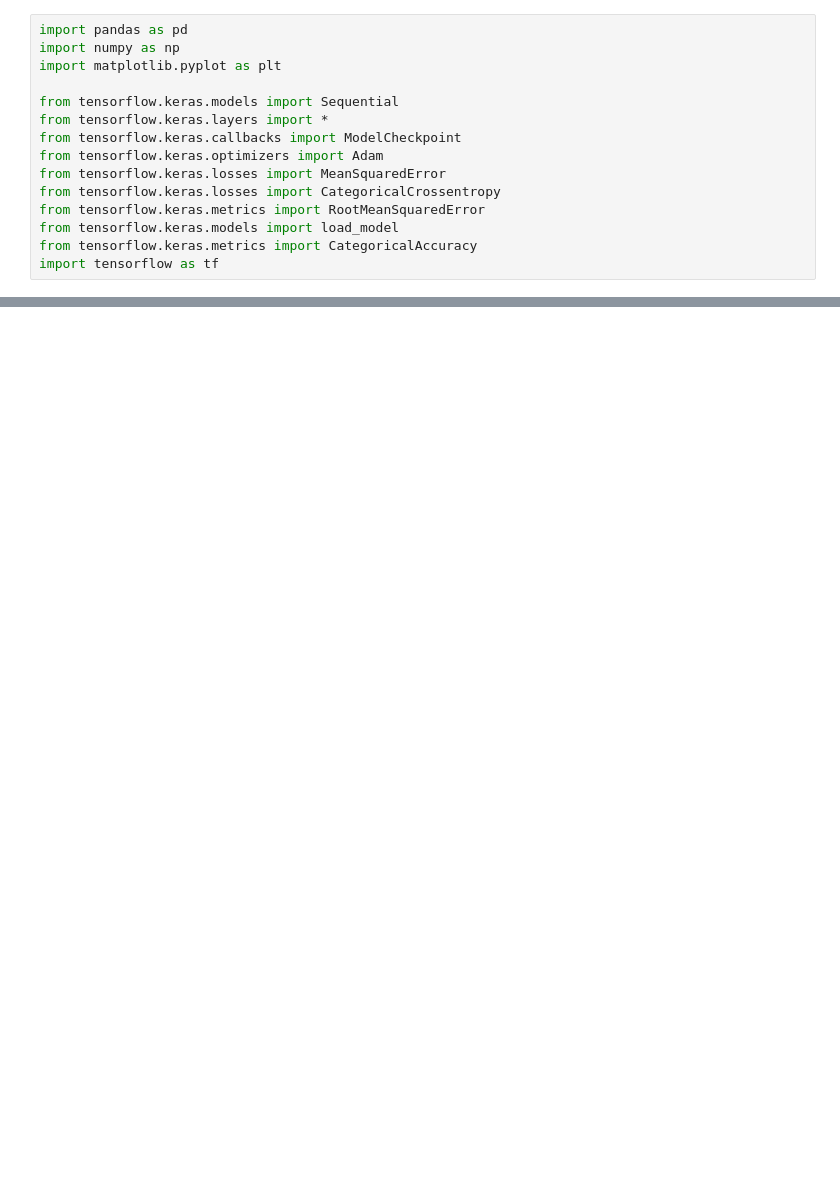
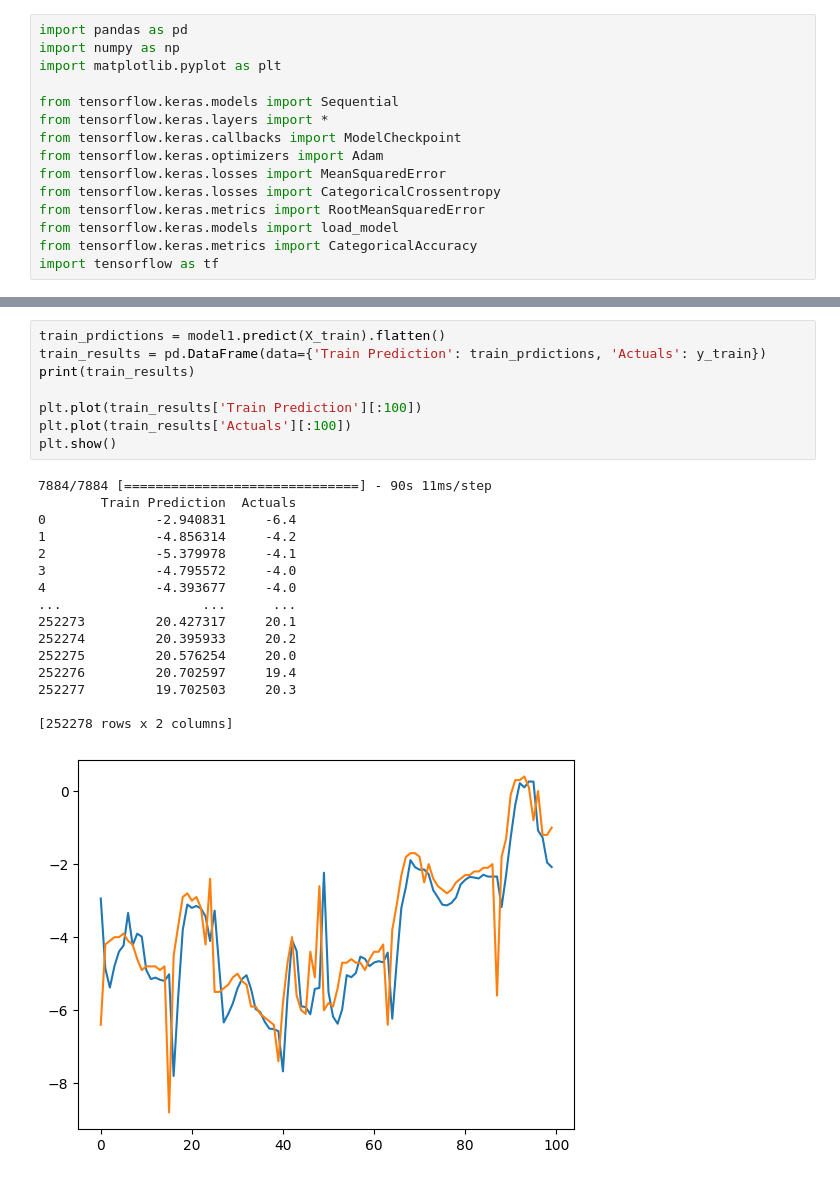
Before and after one commit to vipulhld001/flower, a Jupyter notebook: Weather/try.ipynb, the cells around one changed output, grey strips where cells are left out. Saved outputs shown, nothing was run; the diff lists cells and outputs as text; blank space fills up the shorter version.

```diff
--- a/Weather/try.ipynb
+++ b/Weather/try.ipynb
@@ -200,0 +259,25 @@ plt.show()
+# %%
+train_prdictions = model1.predict(X_train).flatten()
+train_results = pd.DataFrame(data={'Train Prediction': train_prdictions, 'Actuals': y_train})
+print(train_results)
+
+plt.plot(train_results['Train Prediction'][:100])
+plt.plot(train_results['Actuals'][:100])
+plt.show()
+# %% [output]
+7884/7884 [==============================] - 90s 11ms/step
+        Train Prediction  Actuals
+0              -2.940831     -6.4
+1              -4.856314     -4.2
+2              -5.379978     -4.1
+3              -4.795572     -4.0
+4              -4.393677     -4.0
+...                  ...      ...
+252273         20.427317     20.1
+252274         20.395933     20.2
+252275         20.576254     20.0
+252276         20.702597     19.4
+252277         19.702503     20.3
+
+[252278 rows x 2 columns]
+[figure, added]
```
Also changed, not shown: parts of 14 cells of this notebook, 8 other files.
